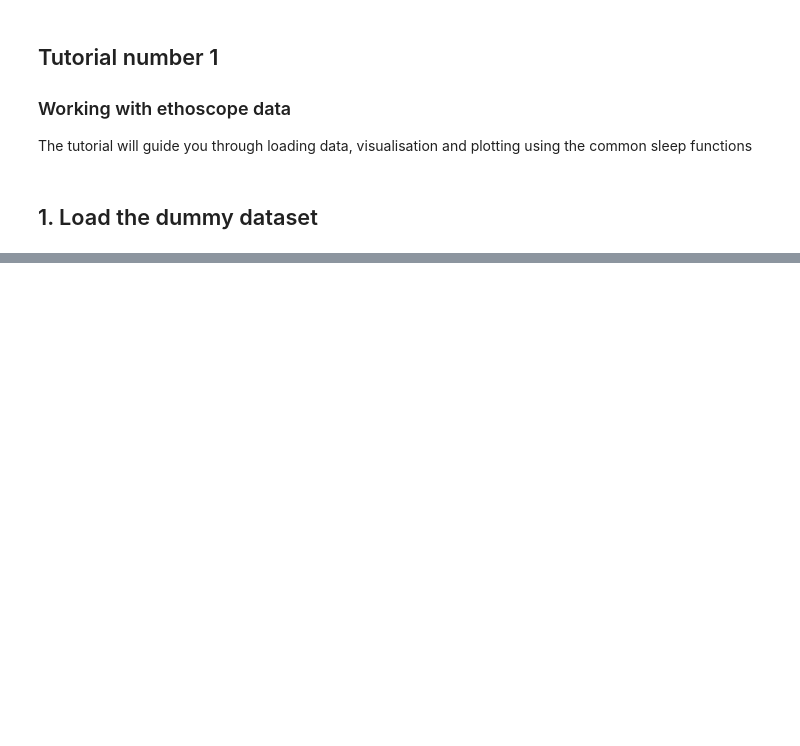
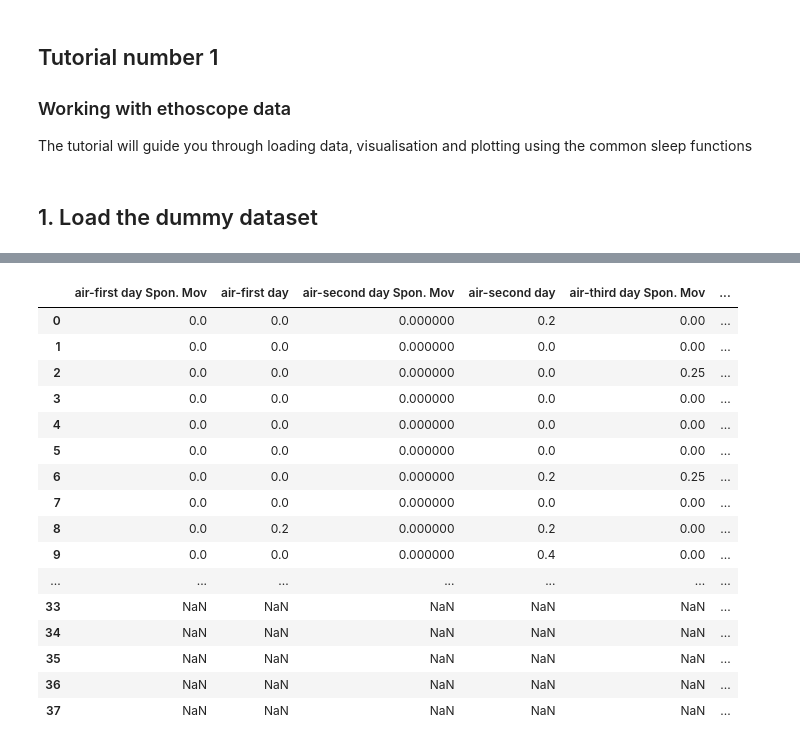
Before and after one commit to gilestrolab/ethoscopy, a Jupyter notebook: tutorial_notebook/test_response.ipynb, the cells around one changed output, grey strips where cells are left out. Saved outputs shown, nothing was run; the diff lists cells and outputs as text; code cells hidden in the pictures; blank space fills up the shorter version.

```diff
--- a/tutorial_notebook/test_response.ipynb
+++ b/tutorial_notebook/test_response.ipynb
@@ -25,0 +79,25 @@ fig.show()
+# %%
+df = etho.behavpy(d, m, check = True, canvas = 'plotly')
+df.meta['exp'] = df.meta['odour'] + '-' + df.meta['rest']
+fig, stats_p = df.plot_response_quantify(facet_col = 'exp', facet_arg = fargs, title = '')
+fig.show()
+# %%
+stats_p
+# %% [output]
+|  | air-first day Spon. Mov | air-first day | air-second day Spon. Mov | air-second day | air-third day Spon. Mov | ... |
+| 0 | 0.0 | 0.0 | 0.000000 | 0.2 | 0.00 | ... |
+| 1 | 0.0 | 0.0 | 0.000000 | 0.0 | 0.00 | ... |
+| 2 | 0.0 | 0.0 | 0.000000 | 0.0 | 0.25 | ... |
+| 3 | 0.0 | 0.0 | 0.000000 | 0.0 | 0.00 | ... |
+| 4 | 0.0 | 0.0 | 0.000000 | 0.0 | 0.00 | ... |
+| 5 | 0.0 | 0.0 | 0.000000 | 0.0 | 0.00 | ... |
+| 6 | 0.0 | 0.0 | 0.000000 | 0.2 | 0.25 | ... |
+| 7 | 0.0 | 0.0 | 0.000000 | 0.0 | 0.00 | ... |
+| 8 | 0.0 | 0.2 | 0.000000 | 0.2 | 0.00 | ... |
+| 9 | 0.0 | 0.0 | 0.000000 | 0.4 | 0.00 | ... |
+| ... | ... | ... | ... | ... | ... | ... |
+| 33 | NaN | NaN | NaN | NaN | NaN | ... |
+| 34 | NaN | NaN | NaN | NaN | NaN | ... |
+| 35 | NaN | NaN | NaN | NaN | NaN | ... |
+| 36 | NaN | NaN | NaN | NaN | NaN | ... |
+| 37 | NaN | NaN | NaN | NaN | NaN | ... |
```
Also changed, not shown: parts of 6 cells of this notebook, 2 other files.
